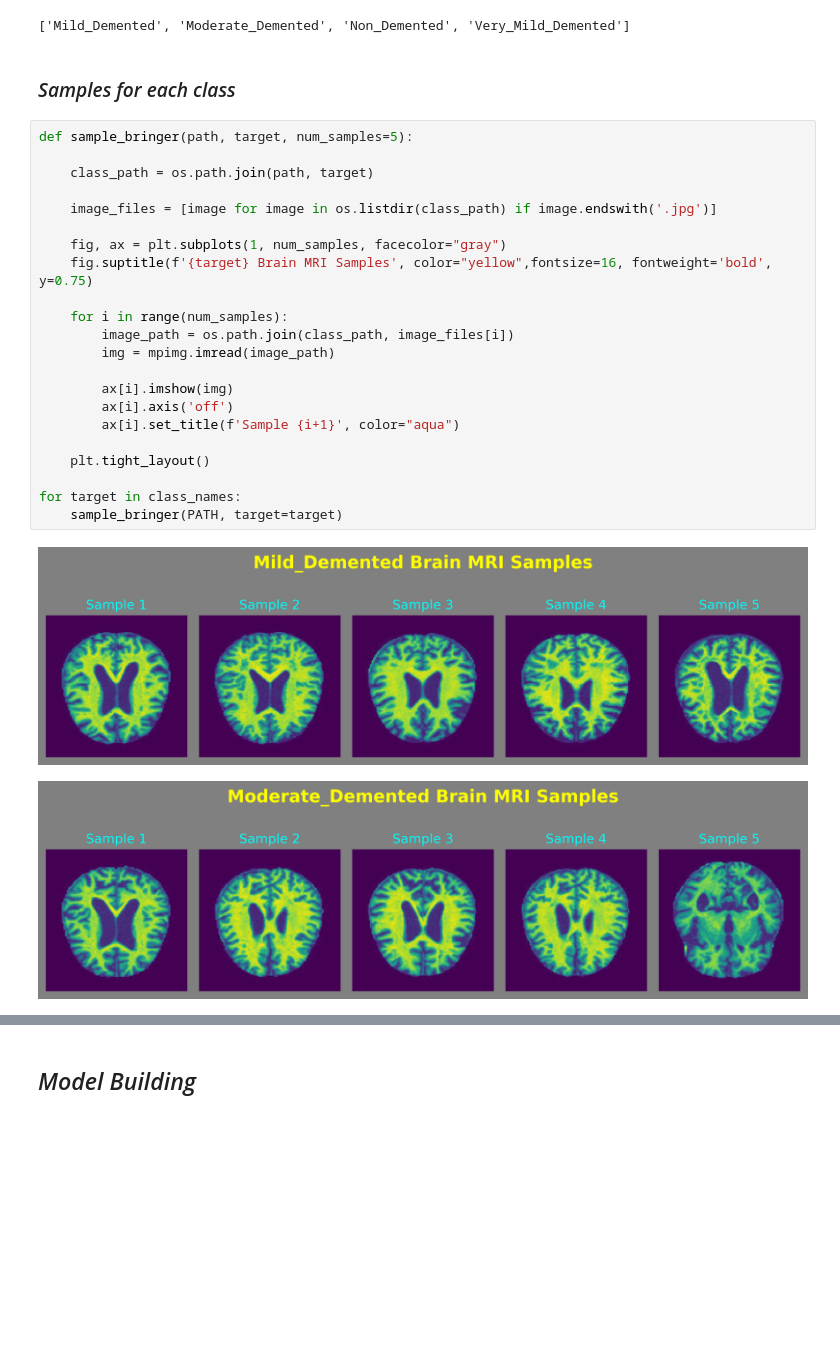
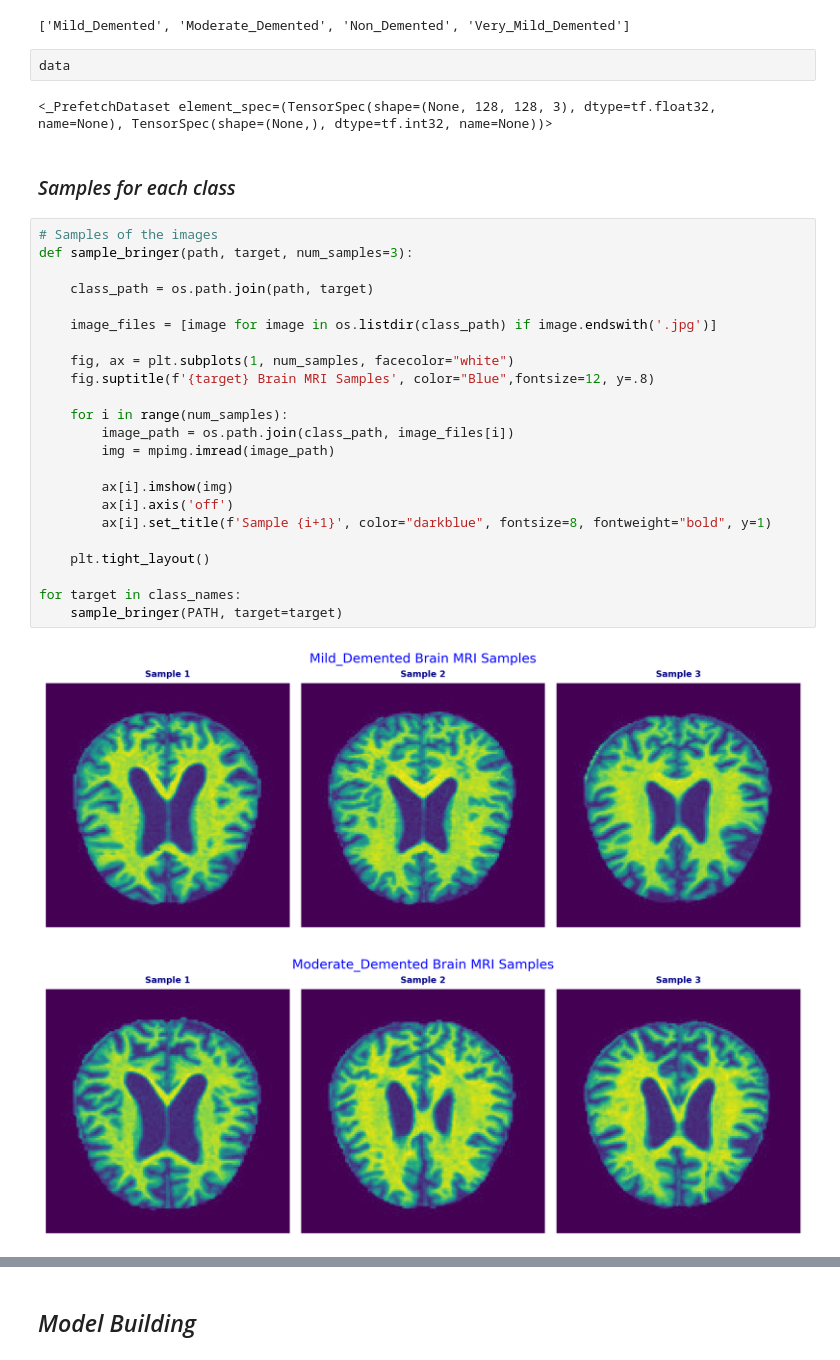
Before and after one commit to sachinjoseph26/Alzheimer-mri-detection, a Jupyter notebook: main.ipynb, the cells around one changed output, grey strips where cells are left out. Cells and saved outputs as stored; diff of their text form; blank space fills up the shorter version.

```diff
--- a/main.ipynb
+++ b/main.ipynb
@@ -98,30 +95,35 @@ class_names
 # %% [output]
 Found 6400 files belonging to 4 classes.
 ['Mild_Demented', 'Moderate_Demented', 'Non_Demented', 'Very_Mild_Demented']
+# %%
+data
+# %% [output]
+<_PrefetchDataset element_spec=(TensorSpec(shape=(None, 128, 128, 3), dtype=tf.float32, name=None), TensorSpec(shape=(None,), dtype=tf.int32, name=None))>
 # %% [markdown]
 ### *Samples for each class*
 # %%
-def sample_bringer(path, target, num_samples=5):
+# Samples of the images
+def sample_bringer(path, target, num_samples=3):
 
     class_path = os.path.join(path, target)
 
     image_files = [image for image in os.listdir(class_path) if image.endswith('.jpg')]
 
-    fig, ax = plt.subplots(1, num_samples, facecolor="gray")
-    fig.suptitle(f'{target} Brain MRI Samples', color="yellow",fontsize=16, fontweight='bold', y=0.75)
+    fig, ax = plt.subplots(1, num_samples, facecolor="white")
+    fig.suptitle(f'{target} Brain MRI Samples', color="Blue",fontsize=12, y=.8)
 
     for i in range(num_samples):
         image_path = os.path.join(class_path, image_files[i])
         img = mpimg.imread(image_path)
 
         ax[i].imshow(img)
         ax[i].axis('off')
-        ax[i].set_title(f'Sample {i+1}', color="aqua")
+        ax[i].set_title(f'Sample {i+1}', color="darkblue", fontsize=8, fontweight="bold", y=1)
 
     plt.tight_layout()
 
 for target in class_names:
     sample_bringer(PATH, target=target)
 # %% [output]
-[figure, old version]
+[figure, new version]
-[figure, old version]
+[figure, new version]
```
Also changed, not shown: parts of 46 cells of this notebook, 2 other files.
